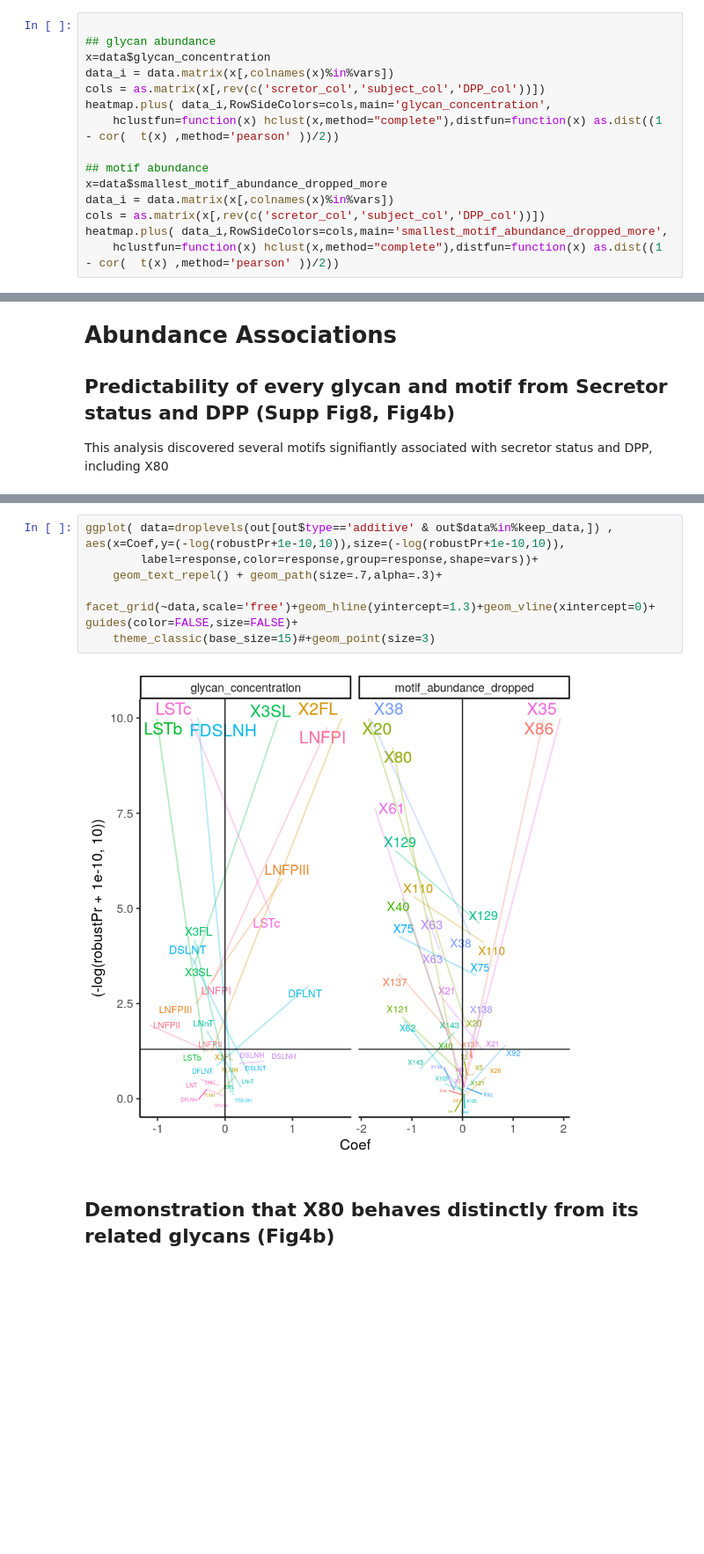
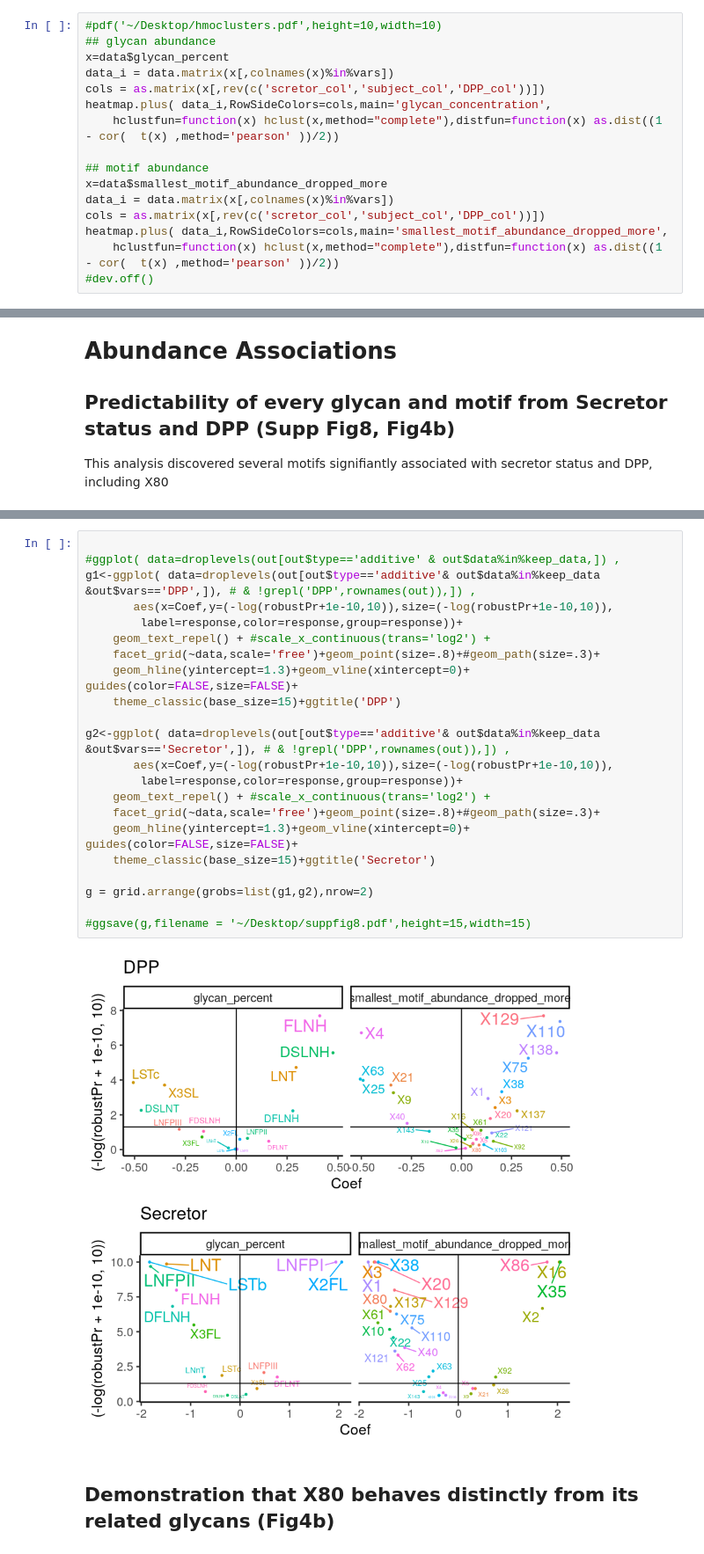
Before and after one commit to LewisLabUCSD/GlyCompare, a Jupyter notebook: example_notebook/Fig4_Fig5_hmo_stats.ipynb, the cells around one changed output, grey strips where cells are left out. Shown at 88% size. Cells and saved outputs as stored; diff of their text form; blank space fills up the shorter version.

```diff
--- a/example_notebook/Fig4_Fig5_hmo_stats.ipynb
+++ b/example_notebook/Fig4_Fig5_hmo_stats.ipynb
@@ -46,9 +93,9 @@ data = lapply(data,function(x){
 # %% [markdown]
 ### examine glycan and motif level clustering (Supp Fig6)
 # %%
-
+#pdf('~/Desktop/hmoclusters.pdf',height=10,width=10)
 ## glycan abundance
-x=data$glycan_concentration
+x=data$glycan_percent
 data_i = data.matrix(x[,colnames(x)%in%vars])
 cols = as.matrix(x[,rev(c('scretor_col','subject_col','DPP_col'))])
 heatmap.plus( data_i,RowSideColors=cols,main='glycan_concentration',
@@ -60,4 +107,5 @@ data_i = data.matrix(x[,colnames(x)%in%vars])
 cols = as.matrix(x[,rev(c('scretor_col','subject_col','DPP_col'))])
 heatmap.plus( data_i,RowSideColors=cols,main='smallest_motif_abundance_dropped_more',
     hclustfun=function(x) hclust(x,method="complete"),distfun=function(x) as.dist((1 - cor(  t(x) ,method='pearson' ))/2))
+#dev.off()
 # %% [output]
@@ -147,11 +246,27 @@ running glm to get initial regression estimate
 # %%
-ggplot( data=droplevels(out[out$type=='additive' & out$data%in%keep_data,]) , aes(x=Coef,y=(-log(robustPr+1e-10,10)),size=(-log(robustPr+1e-10,10)),
-        label=response,color=response,group=response,shape=vars))+
-    geom_text_repel() + geom_path(size=.7,alpha=.3)+
-    facet_grid(~data,scale='free')+geom_hline(yintercept=1.3)+geom_vline(xintercept=0)+ guides(color=FALSE,size=FALSE)+
-    theme_classic(base_size=15)#+geom_point(size=3)
+
+#ggplot( data=droplevels(out[out$type=='additive' & out$data%in%keep_data,]) ,
+g1<-ggplot( data=droplevels(out[out$type=='additive'& out$data%in%keep_data &out$vars=='DPP',]), # & !grepl('DPP',rownames(out)),]) ,
+       aes(x=Coef,y=(-log(robustPr+1e-10,10)),size=(-log(robustPr+1e-10,10)),
+        label=response,color=response,group=response))+
+    geom_text_repel() + #scale_x_continuous(trans='log2') +
+    facet_grid(~data,scale='free')+geom_point(size=.8)+#geom_path(size=.3)+
+    geom_hline(yintercept=1.3)+geom_vline(xintercept=0)+ guides(color=FALSE,size=FALSE)+
+    theme_classic(base_size=15)+ggtitle('DPP')
+
+g2<-ggplot( data=droplevels(out[out$type=='additive'& out$data%in%keep_data &out$vars=='Secretor',]), # & !grepl('DPP',rownames(out)),]) ,
+       aes(x=Coef,y=(-log(robustPr+1e-10,10)),size=(-log(robustPr+1e-10,10)),
+        label=response,color=response,group=response))+
+    geom_text_repel() + #scale_x_continuous(trans='log2') +
+    facet_grid(~data,scale='free')+geom_point(size=.8)+#geom_path(size=.3)+
+    geom_hline(yintercept=1.3)+geom_vline(xintercept=0)+ guides(color=FALSE,size=FALSE)+
+    theme_classic(base_size=15)+ggtitle('Secretor')
+
+g = grid.arrange(grobs=list(g1,g2),nrow=2)
+
+#ggsave(g,filename = '~/Desktop/suppfig8.pdf',height=15,width=15)
 # %% [output]
-[figure, old version]
+[figure, new version]
 # %% [markdown]
 ## Demonstration that X80 behaves distinctly from its related glycans (Fig4b)
 # %%
```
Also changed, not shown: parts of 17 cells of this notebook, 2 other files.
